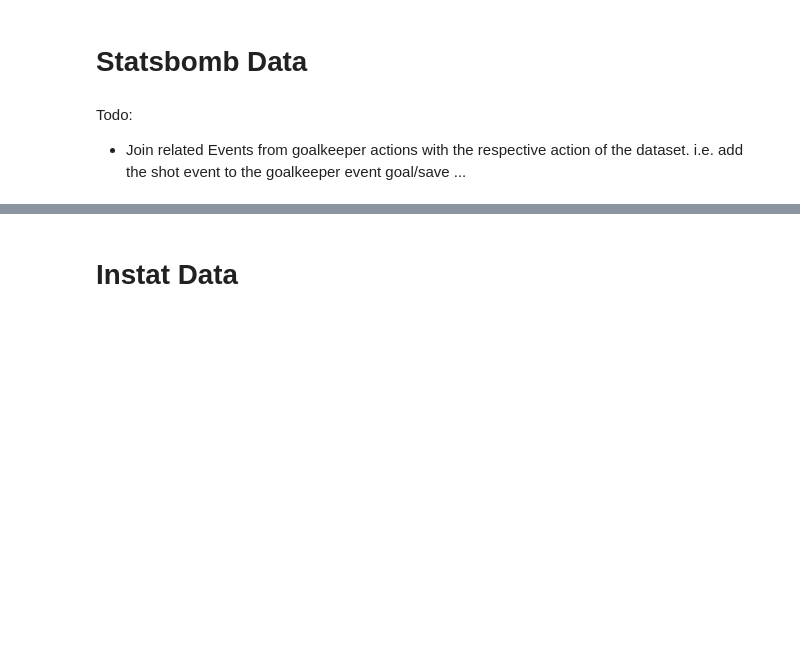
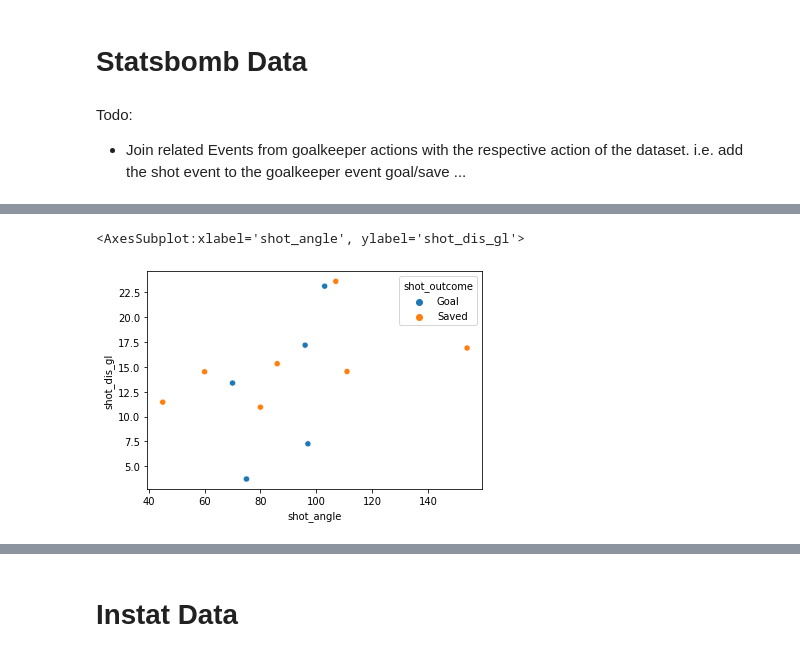
Before and after one commit to keepertrainer78698/youth-base, a Jupyter notebook: goalkeeping/int-goalkeeping/events.ipynb, the cells around one changed output, grey strips where cells are left out. Saved outputs shown, nothing was run; the diff lists cells and outputs as text; code cells hidden in the pictures; blank space fills up the shorter version.

Commit message:
created data extraction model from statsbomb

```diff
--- a/goalkeeping/int-goalkeeping/events.ipynb
+++ b/goalkeeping/int-goalkeeping/events.ipynb
@@ -163,0 +225,7 @@ gk_exp = merge_gk['goalkeeper'].apply(pd.Series)
+# %%
+# /Users/matthiashugli/Virtualenvs/youth-base/youth-base/goalkeeping/open-data/data/events/7430.json
+# /Users/matthiashugli/Dropbox/bucket/euro2020/ita-eng-statsbomb.json
+df = import_event_files('/Users/matthiashugli/Virtualenvs/youth-base/youth-base/goalkeeping/open-data/data/events/7430.json')
+# %%
+gk_shots = create_gk_shot_dataframe(df)
+shot_model = create_shot_model(gk_shots)
@@ -163,0 +242,20 @@ gk_exp = merge_gk['goalkeeper'].apply(pd.Series)
+# %%
+temp_df = pd.DataFrame()
+for i in range(len(shot_model)):
+    # GK Distance to Shot
+    gk_dis = pd.Series(np.hypot([int(shot_model['gk_pos_x'][i]) - int(shot_model['shot_pos_x'][i])], \
+                                [int(shot_model['gk_pos_y'][i]) - int(shot_model['shot_pos_y'][i])])[0], name='gk_dis').astype(int)
+    # # Shot Distance to Goal Line
+    shot_dis_gl = pd.Series(np.hypot([40 - int(shot_model['shot_pos_x'][i])], \
+                                     [120 - int(shot_model['shot_pos_y'][i])])[0], name='shot_dis_gl').astype(int)
+    # # Angle of the Shot from the Goal Line
+    shot_angle = np.rad2deg(np.arccos([40 - int(shot_model['shot_pos_x'][i])] / shot_dis_gl)).astype(int)
+    shot_angle = [x - 90 if x > 90 else x for x in shot_angle][0]
+    shot_angle = pd.Series(shot_angle, name='shot_angle')
+
+    temp_df = pd.concat([temp_df, pd.concat([gk_dis*0.9, shot_dis_gl*0.9, shot_angle], axis=1)])
+
+
+shot_model = pd.concat([shot_model, temp_df.reset_index()], axis=1)
+
+shot_model
@@ -163,0 +277,6 @@ gk_exp = merge_gk['goalkeeper'].apply(pd.Series)
+# %%
+# shot_model.dtypes
+sns.scatterplot(data=shot_model, x='shot_angle', y='shot_dis_gl', hue='shot_outcome')
+# %% [output]
+<AxesSubplot:xlabel='shot_angle', ylabel='shot_dis_gl'>
+[figure, added]
```
Also changed, not shown: parts of 19 cells of this notebook, 8 other files.
